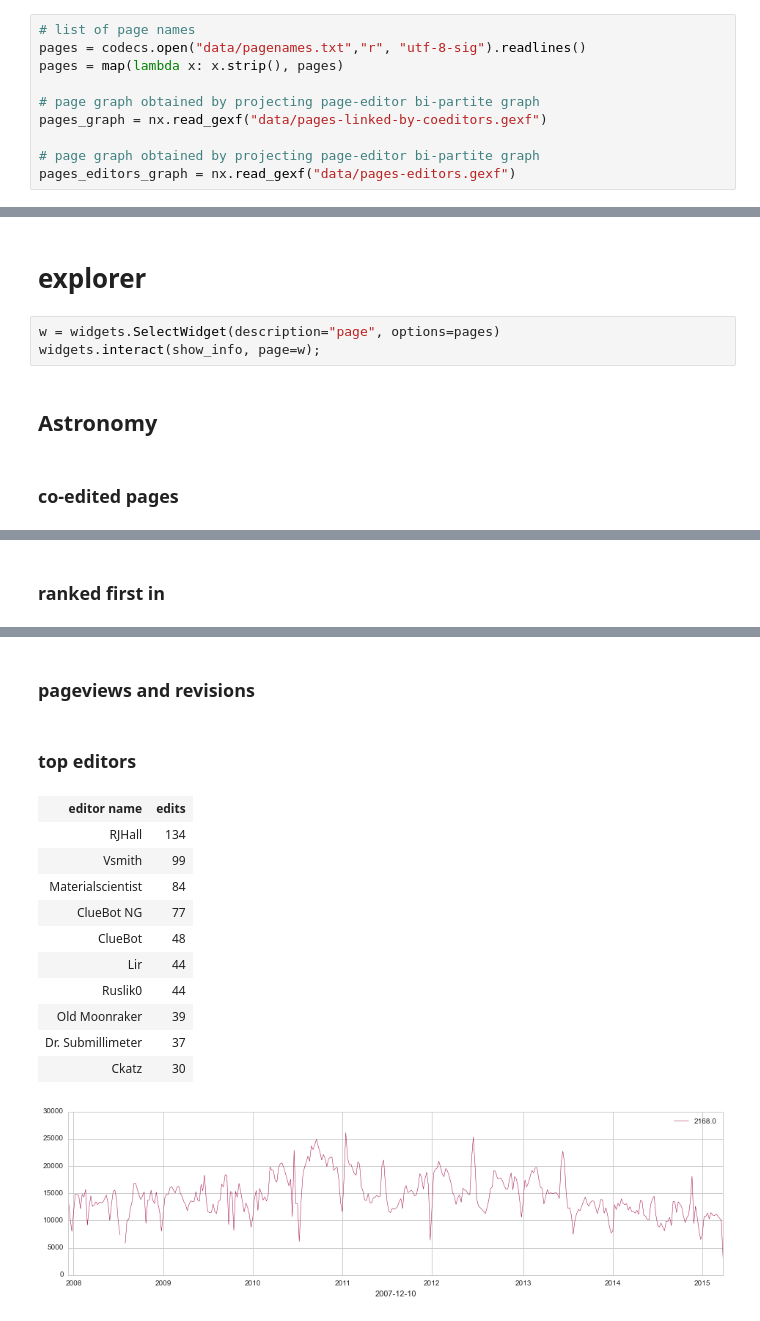
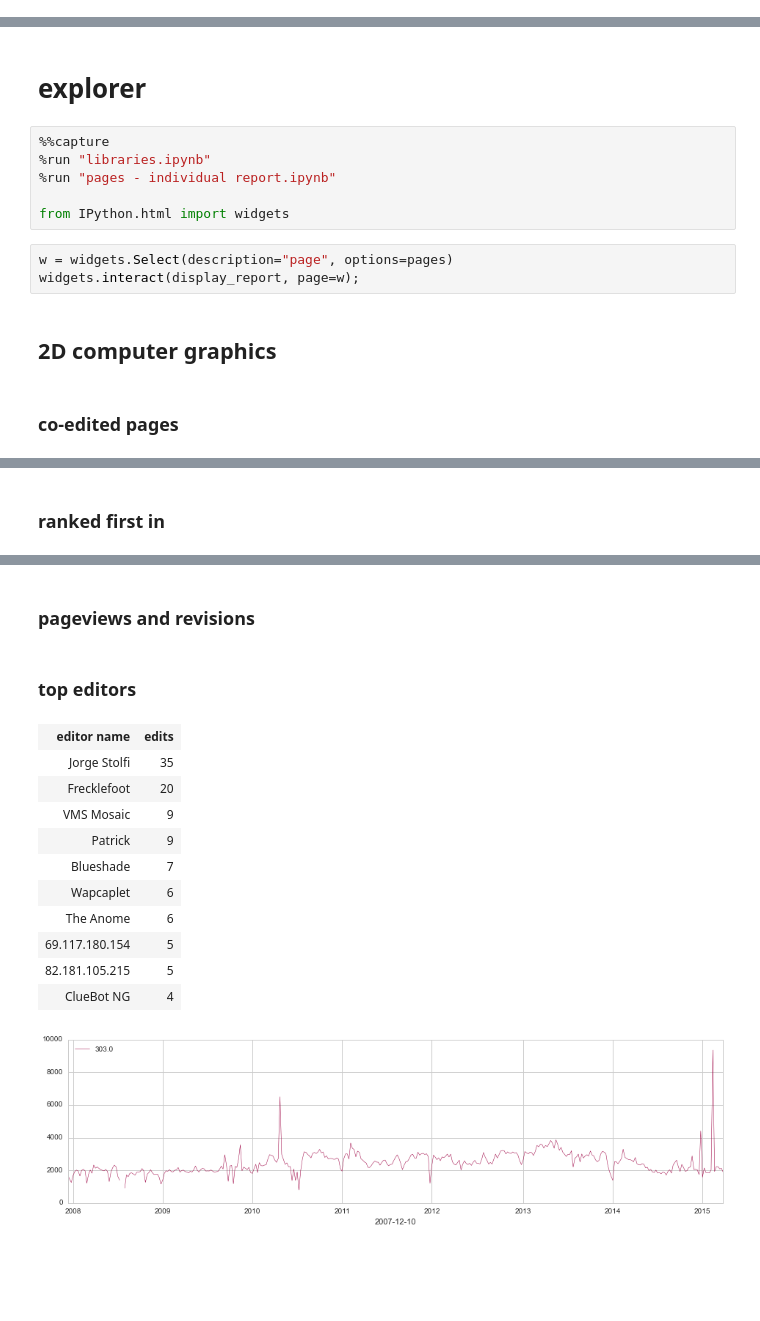
Before and after one commit to WeKeyPedia/notebooks, a Jupyter notebook: geometry/page explorer.ipynb, the cells around one changed output, grey strips where cells are left out. Cells and saved outputs as stored; diff of their text form; blank space fills up the shorter version.

```diff
--- a/geometry/page explorer.ipynb
+++ b/geometry/page explorer.ipynb
@@ -8,10 +0,0 @@ from IPython.display import display, HTML
-# %%
-# list of page names
-pages = codecs.open("data/pagenames.txt","r", "utf-8-sig").readlines()
-pages = map(lambda x: x.strip(), pages)
-
-# page graph obtained by projecting page-editor bi-partite graph
-pages_graph = nx.read_gexf("data/pages-linked-by-coeditors.gexf")
-
-# page graph obtained by projecting page-editor bi-partite graph
-pages_editors_graph = nx.read_gexf("data/pages-editors.gexf")
@@ -118,9 +1,15 @@ def show_info(page):
 # %% [markdown]
 # explorer
+# %%
+%%capture
+%run "libraries.ipynb"
+%run "pages - individual report.ipynb"
+
+from IPython.html import widgets
 # %%
-w = widgets.SelectWidget(description="page", options=pages)
-widgets.interact(show_info, page=w);
+w = widgets.Select(description="page", options=pages)
+widgets.interact(display_report, page=w);
 # %% [output]
-Astronomy
+2D computer graphics
 co-edited pages
 | page name | editors | co-editors | co-editors/editors | exclusive editors | ranking |
@@ -149,14 +38,14 @@ ranked first in
 pageviews and revisions
 top editors
 | editor name | edits |
-| RJHall | 134 |
-| Vsmith | 99 |
-| Materialscientist | 84 |
-| ClueBot NG | 77 |
-| ClueBot | 48 |
-| Lir | 44 |
-| Ruslik0 | 44 |
-| Old Moonraker | 39 |
-| Dr. Submillimeter | 37 |
-| Ckatz | 30 |
+| Jorge Stolfi | 35 |
+| Frecklefoot | 20 |
+| VMS Mosaic | 9 |
+| Patrick | 9 |
+| Blueshade | 7 |
+| Wapcaplet | 6 |
+| The Anome | 6 |
+| 69.117.180.154 | 5 |
+| 82.181.105.215 | 5 |
+| ClueBot NG | 4 |
-[figure, old version]
+[figure, new version]
```
Also changed, not shown: parts of 4 cells of this notebook, 1 other file.
